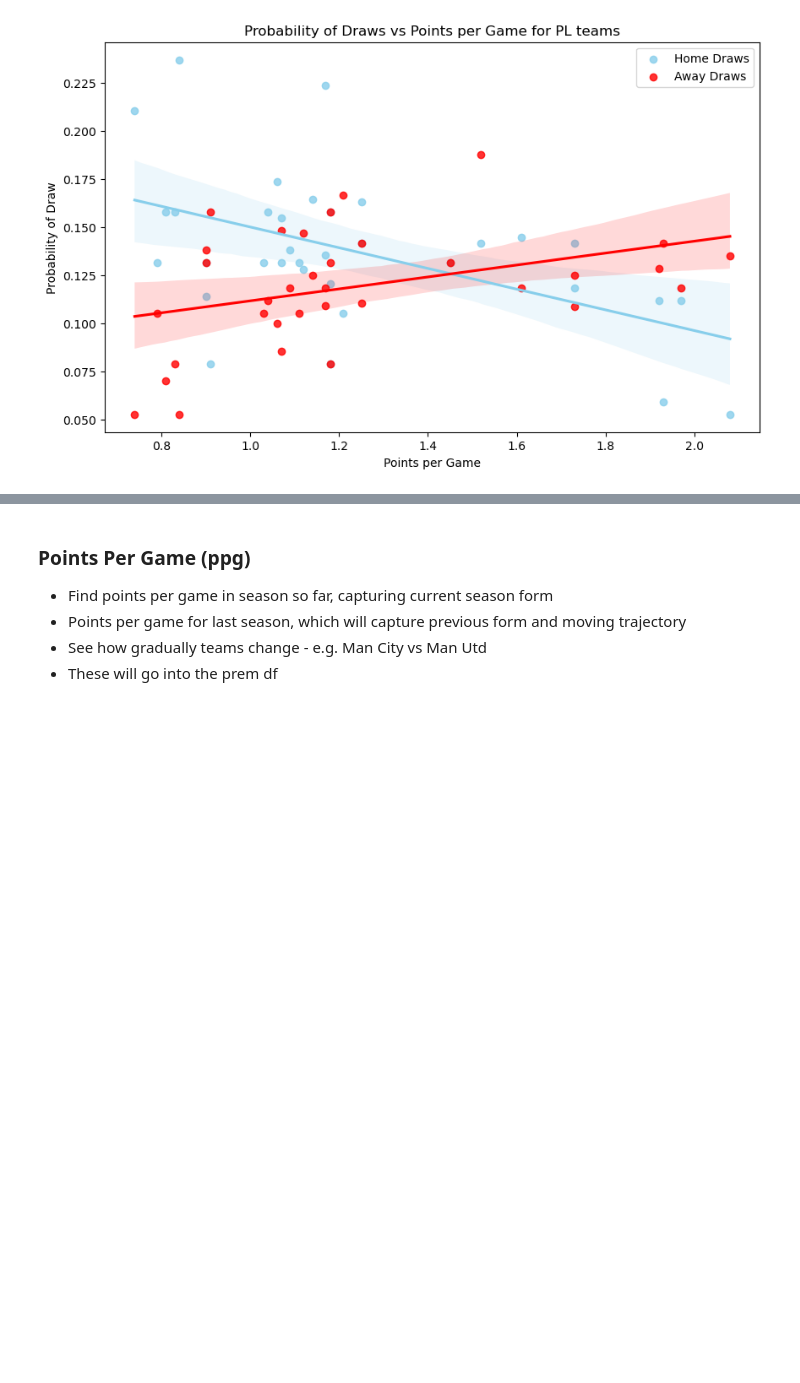
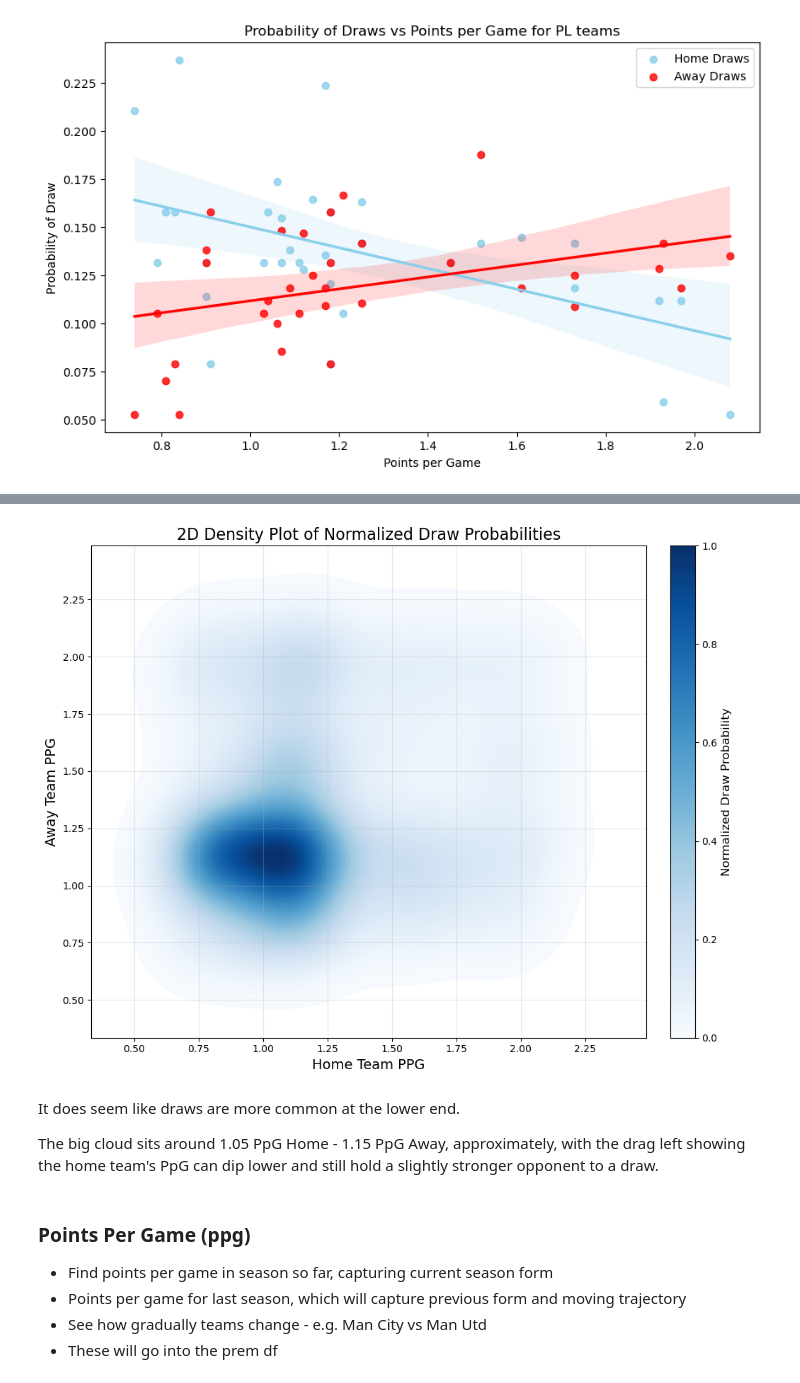
Before and after one commit to tjjdoherty/football-project-mvp, a Jupyter notebook: intro_clean_eda.ipynb, the cells around one changed output, grey strips where cells are left out. Drawn from its saved outputs; the diff is of its cells as text; code cells hidden in the pictures; blank space fills up the shorter version.

```diff
--- a/intro_clean_eda.ipynb
+++ b/intro_clean_eda.ipynb
@@ -1232,3 +1407,67 @@ pl_points
+# %%
+def plot_density_draw_probability(prem, prem_draws):
+    """
+    Create a 2D density plot for normalized draw probabilities based on home and away PPG.
+
+    Parameters:
+        prem (pd.DataFrame): Full DataFrame containing all results with home and away PPG.
+        prem_draws (pd.DataFrame): Subset DataFrame containing only draws.
+
+    Returns:
+        None: Displays a 2D density plot with a color bar.
+    """
+    import matplotlib.pyplot as plt
+    import seaborn as sns
+
+    # Count total matches
+    total_matches = prem.groupby(['home_team_ppg', 'away_team_ppg']).size().reset_index(name='total_matches')
+
+    # Count total draws
+    total_draws = prem_draws.groupby(['home_team_ppg', 'away_team_ppg']).size().reset_index(name='total_draws')
+
+    # Merge and normalize
+    draw_stats = total_matches.merge(total_draws, on=['home_team_ppg', 'away_team_ppg'], how='left')
+    draw_stats['total_draws'] = draw_stats['total_draws'].fillna(0)  # Fill NaN draws with 0
+    draw_stats['draw_probability'] = draw_stats['total_draws'] / draw_stats['total_matches']
+
+    # Check for non-empty data
+    if draw_stats.empty:
+        print("No data available for plotting.")
+        return
+
+    # Create a 2D density plot
+    plt.figure(figsize=(10, 8))
+    density = sns.kdeplot(
+        x=draw_stats['home_team_ppg'],
+        y=draw_stats['away_team_ppg'],
+        weights=draw_stats['draw_probability'],
+        cmap='Blues',
+        fill=True,
+        thresh=0.01,  # Slight threshold to remove insignificant regions
+        levels=100
+    )
+
+    # Add color bar
+    sm = plt.cm.ScalarMappable(cmap='Blues')
+    sm.set_array(draw_stats['draw_probability'])
+    cbar = plt.colorbar(sm, ax=density.get_figure().axes[-1], fraction=0.046, pad=0.04)
+    cbar.set_label('Normalized Draw Probability', fontsize=12)
+
+    # Plot adjustments
+    plt.title("2D Density Plot of Normalized Draw Probabilities", fontsize=16)
+    plt.xlabel("Home Team PPG", fontsize=14)
+    plt.ylabel("Away Team PPG", fontsize=14)
+    plt.grid(alpha=0.3)
+    plt.tight_layout()
+    plt.show()
+
+plot_density_draw_probability(prem, prem_draws)
+# %% [output]
+[figure, added]
+# %% [markdown]
+It does seem like draws are more common at the lower end.
+
+The big cloud sits around 1.05 PpG Home - 1.15 PpG Away, approximately, with the drag left showing the home team's PpG can dip lower and still hold a slightly stronger opponent to a draw.
 # %% [markdown]
 ### Points Per Game (ppg)
 - Find points per game in season so far, capturing current season form
```
Also changed, not shown: parts of 34 cells of this notebook, 1 other file.
